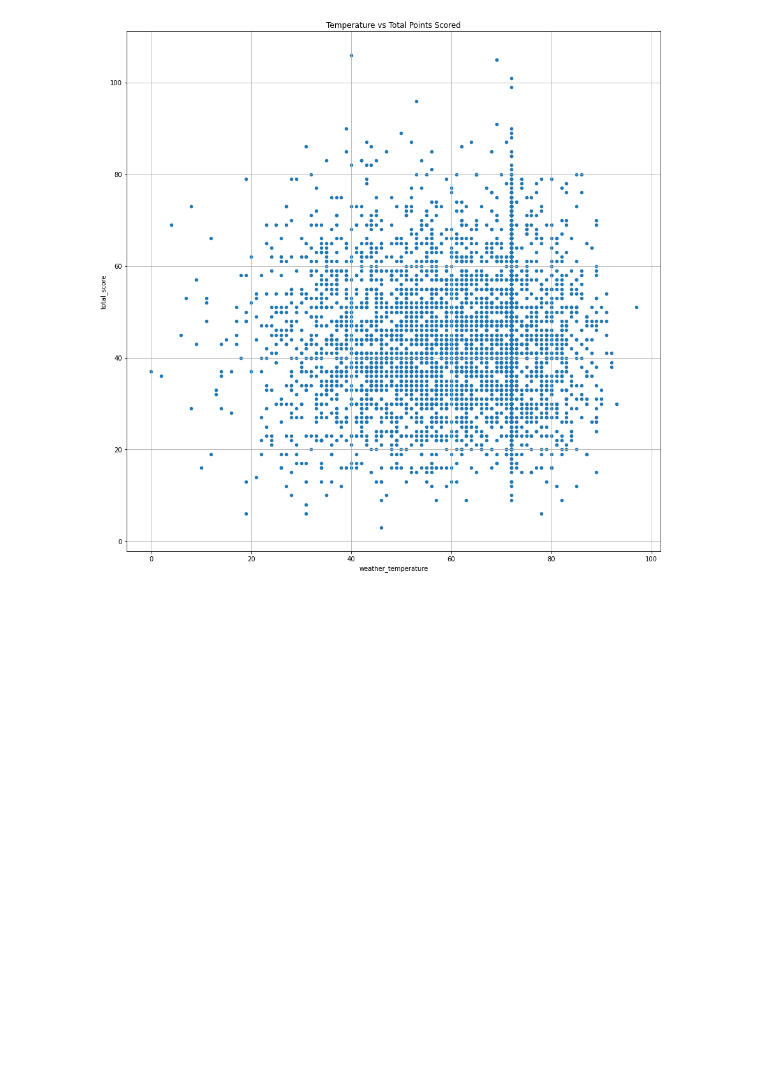
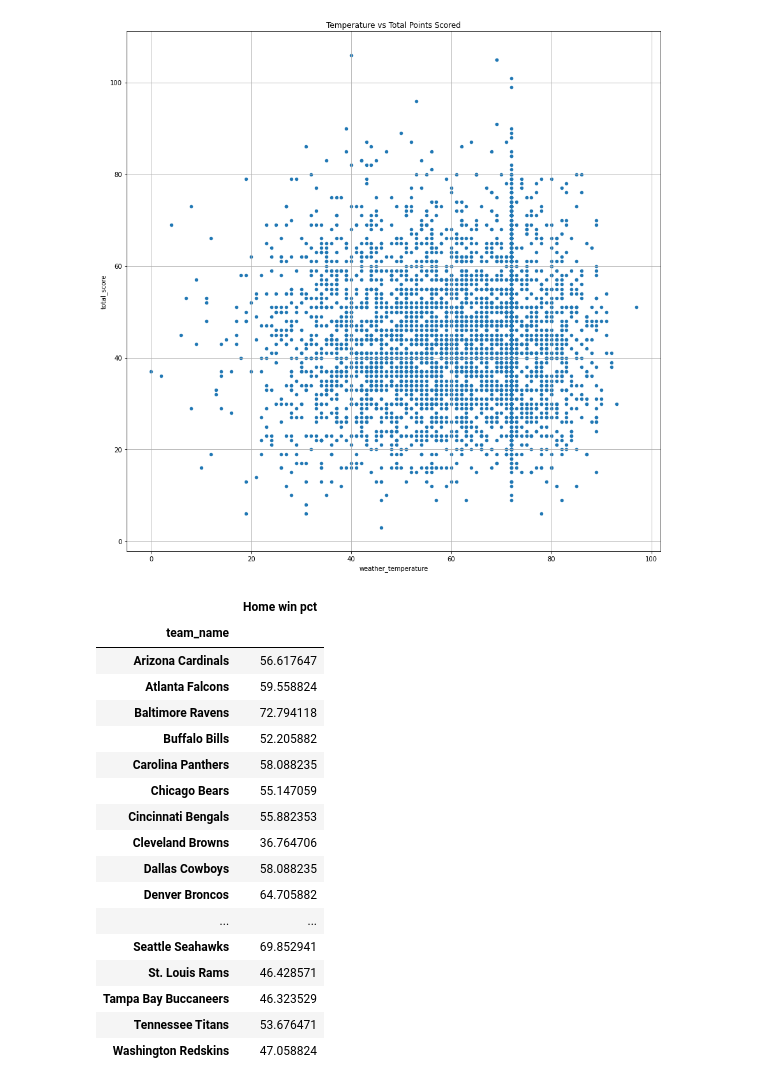
Before and after one commit to potterc22/Project1_TeamB, a Jupyter notebook: startercode.ipynb, the cells around one changed output. Cells and saved outputs as stored; diff of their text form; code cells hidden in the pictures; blank space fills up the shorter version.

```diff
--- a/startercode.ipynb
+++ b/startercode.ipynb
@@ -550,3 +547,26 @@ weather_scatter_df.plot(kind='scatter', x='weather_temperature', y='total_score'
 plt.show()
 # %% [output]
 [figure]
+# %%
+win_pct_bar = team_stats[['team_name', 'Home win pct']]
+win_pct_bar = win_pct_bar.set_index('team_name')
+win_pct_bar
+# %% [output]
+|  | Home win pct |
+| team_name |  |
+| Arizona Cardinals | 56.617647 |
+| Atlanta Falcons | 59.558824 |
+| Baltimore Ravens | 72.794118 |
+| Buffalo Bills | 52.205882 |
+| Carolina Panthers | 58.088235 |
+| Chicago Bears | 55.147059 |
+| Cincinnati Bengals | 55.882353 |
+| Cleveland Browns | 36.764706 |
+| Dallas Cowboys | 58.088235 |
+| Denver Broncos | 64.705882 |
+| ... | ... |
+| Seattle Seahawks | 69.852941 |
+| St. Louis Rams | 46.428571 |
+| Tampa Bay Buccaneers | 46.323529 |
+| Tennessee Titans | 53.676471 |
+| Washington Redskins | 47.058824 |
```
Also changed, not shown: parts of 7 cells of this notebook.
